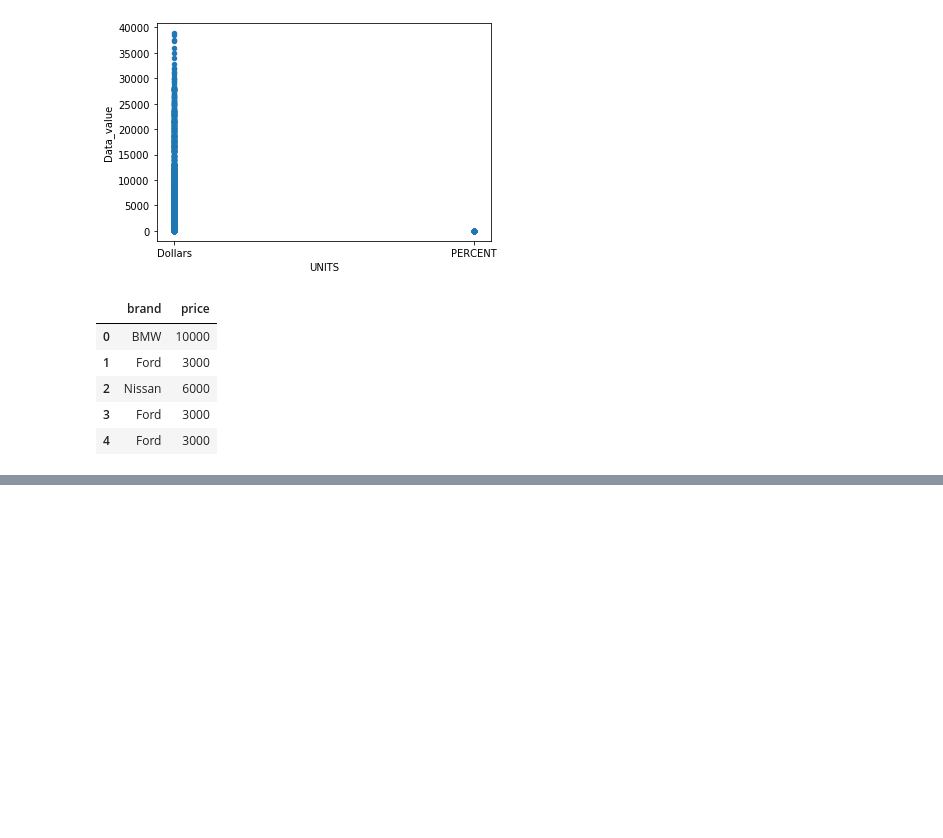
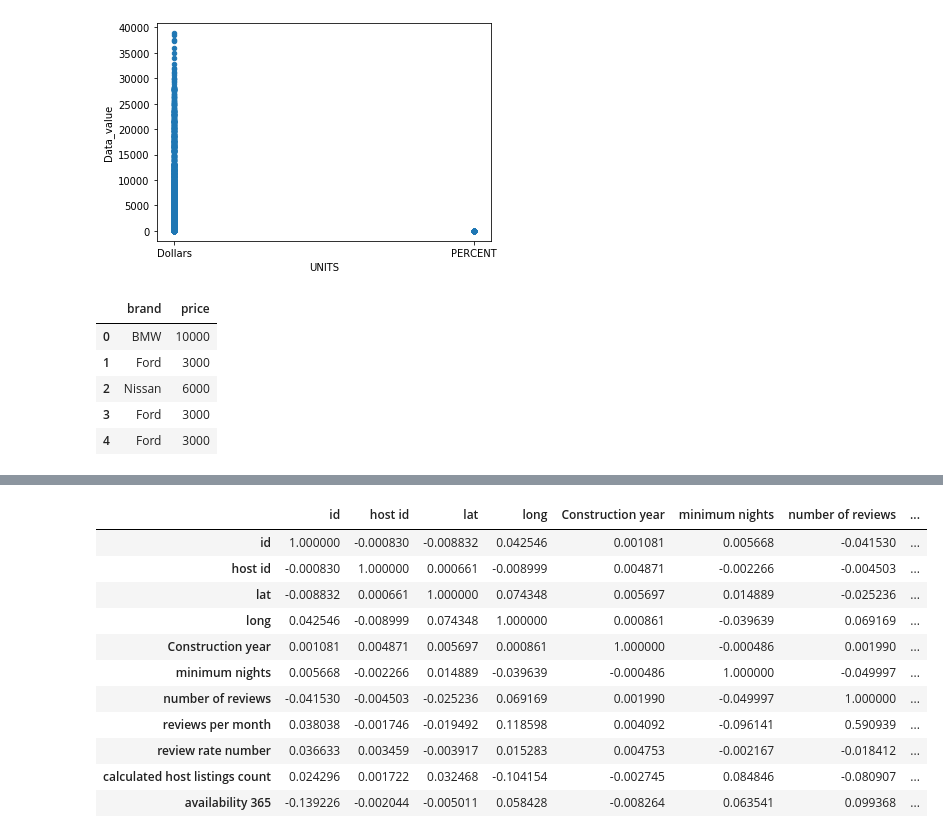
Before and after one commit to DatabaseCass/Data_Science_Notebook, a Jupyter notebook: DS notebook for lessons.ipynb, the cells around one changed output, grey strips where cells are left out. Drawn from its saved outputs; the diff is of its cells as text; code cells hidden in the pictures; blank space fills up the shorter version.

```diff
--- a/DS notebook for lessons.ipynb
+++ b/DS notebook for lessons.ipynb
@@ -402,0 +457,4 @@ clean_df.head()
+# %%
+airbnb = pd.read_csv(r"C:\Users\Cassi\OneDrive\Documents\Airbnb_Open_Data.csv")
+
+airbnb.head()
@@ -402,0 +552,15 @@ clean_df.head()
+# %%
+airbnb.corr()
+# %% [output]
+|  | id | host id | lat | long | Construction year | minimum nights | number of reviews | ... |
+| id | 1.000000 | -0.000830 | -0.008832 | 0.042546 | 0.001081 | 0.005668 | -0.041530 | ... |
+| host id | -0.000830 | 1.000000 | 0.000661 | -0.008999 | 0.004871 | -0.002266 | -0.004503 | ... |
+| lat | -0.008832 | 0.000661 | 1.000000 | 0.074348 | 0.005697 | 0.014889 | -0.025236 | ... |
+| long | 0.042546 | -0.008999 | 0.074348 | 1.000000 | 0.000861 | -0.039639 | 0.069169 | ... |
+| Construction year | 0.001081 | 0.004871 | 0.005697 | 0.000861 | 1.000000 | -0.000486 | 0.001990 | ... |
+| minimum nights | 0.005668 | -0.002266 | 0.014889 | -0.039639 | -0.000486 | 1.000000 | -0.049997 | ... |
+| number of reviews | -0.041530 | -0.004503 | -0.025236 | 0.069169 | 0.001990 | -0.049997 | 1.000000 | ... |
+| reviews per month | 0.038038 | -0.001746 | -0.019492 | 0.118598 | 0.004092 | -0.096141 | 0.590939 | ... |
+| review rate number | 0.036633 | 0.003459 | -0.003917 | 0.015283 | 0.004753 | -0.002167 | -0.018412 | ... |
+| calculated host listings count | 0.024296 | 0.001722 | 0.032468 | -0.104154 | -0.002745 | 0.084846 | -0.080907 | ... |
+| availability 365 | -0.139226 | -0.002044 | -0.005011 | 0.058428 | -0.008264 | 0.063541 | 0.099368 | ... |
```
Also changed, not shown: parts of 51 cells of this notebook.
